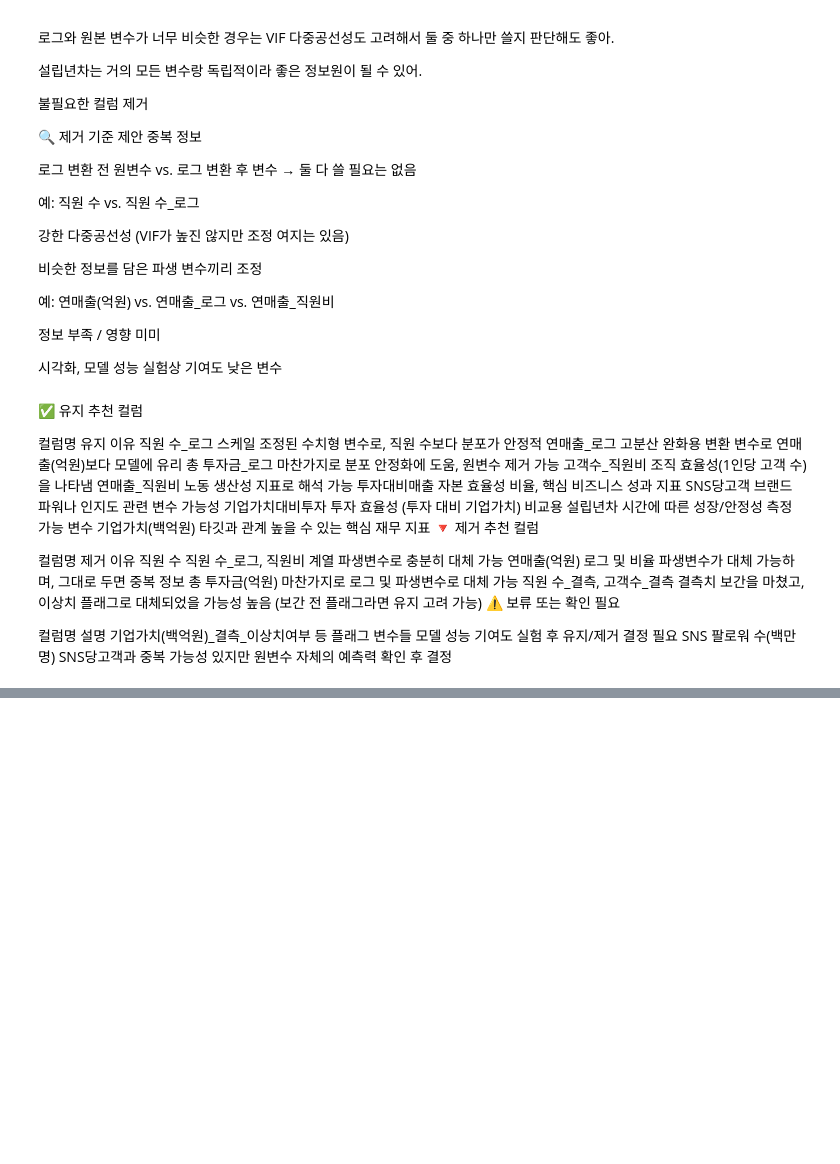
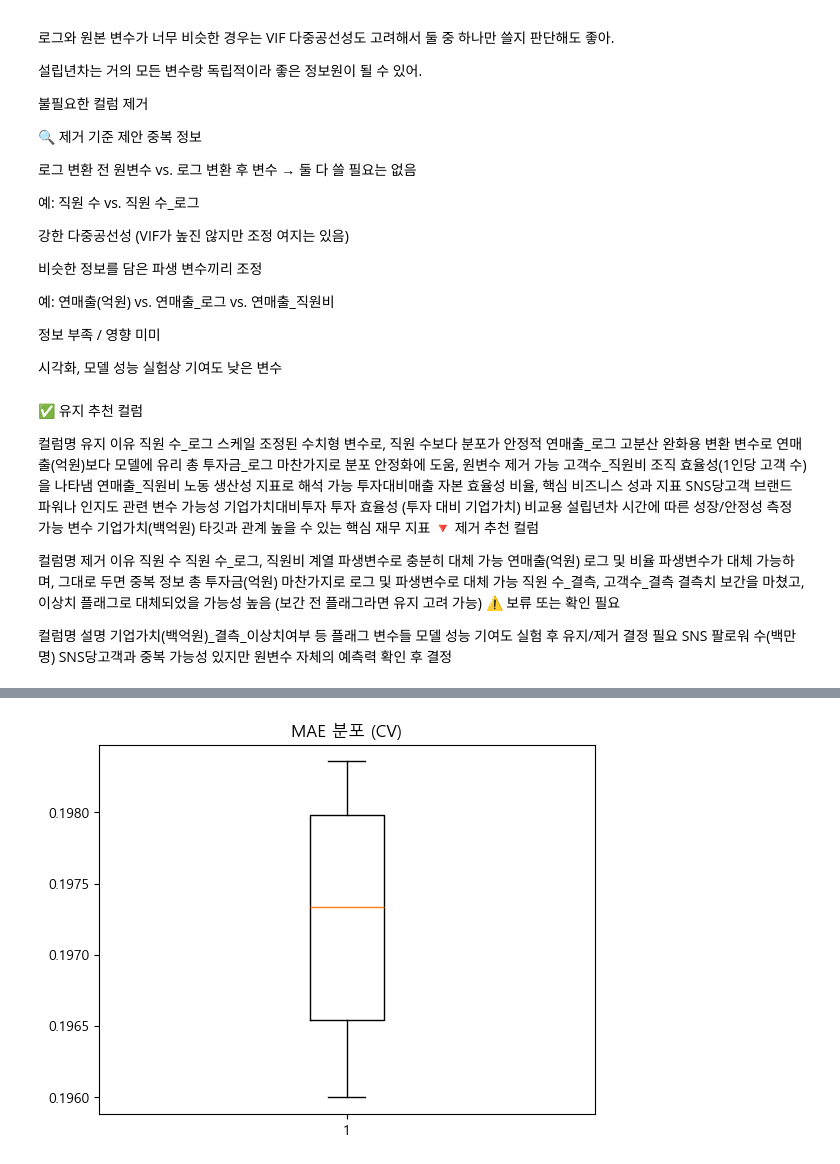
Before and after one commit to HyeongseopSo0914/my-project, a Jupyter notebook: dacon/a2/home.ipynb, the cells around one changed output, grey strips where cells are left out. Saved outputs shown, nothing was run; the diff lists cells and outputs as text; code cells hidden in the pictures; blank space fills up the shorter version.

```diff
--- a/dacon/a2/home.ipynb
+++ b/dacon/a2/home.ipynb
@@ -578,0 +642,93 @@ KeyError: '성공확률'
+# %%
+from sklearn.model_selection import KFold
+from sklearn.metrics import mean_absolute_error
+from catboost import CatBoostRegressor, Pool
+from xgboost import XGBRegressor
+import random
+from sklearn.model_selection import StratifiedKFold
+random.seed(42)
+np.random.seed(42)
+X_test = test_processed.copy()
+X_test = create_features(X_test)
+cols_to_drop = ['직원 수', '연매출(억원)','직원 수_결측', '고객수_결측', '설립연도'
+                #  ,'총 투자금(억원)'
+                 ]
+X_test = X_test.drop(columns=cols_to_drop, errors='ignore')
+X_test = X_test[X.columns]
+
+# kf = KFold(n_splits=5, shuffle=True, random_state=42)
+# cv_scores = []
+# models = []
+# test_preds = []
+
+categorical_features = ['국가', '분야', '투자단계']  # 필요시 실제 범주형 컬럼 이름으로 수정
+for col in ['인수여부', '상장여부']:
+    X[col] = X[col].map({'No': 0, 'Yes': 1})
+    X_test[col] = X_test[col].map({'No': 0, 'Yes': 1})  # test에도 동일하게 적용
+
+print(X.dtypes[X.dtypes == 'object'])
+
+bins = np.linspace(0, 1, 6)
+y_binned = np.digitize(y, bins)
+
+# StratifiedKFold 적용
+skf = StratifiedKFold(n_splits=5, shuffle=True, random_state=42)
+cv_scores = []
+models = []
+test_preds = []
+
+for fold, (train_idx, val_idx) in enumerate(skf.split(X, y_binned)):
+    print(f"Fold {fold+1}")
+    X_tr, y_tr = X.iloc[train_idx], y.iloc[train_idx]
+    X_val, y_val = X.iloc[val_idx], y.iloc[val_idx]
+
+    # model = CatBoostRegressor(
+    #     iterations=1000,
+    #     learning_rate=0.05,
+    #     depth=6,
+    #     cat_features=categorical_features,
+    #     random_state=42,
+    #     early_stopping_rounds=50,
+    #     verbose=100
+    # )
+    # model.fit(X_tr, y_tr, eval_set=(X_val, y_val))
+    model = XGBRegressor(
+        n_estimators=500,
+        learning_rate=0.03,
+        max_depth=15,
+        subsample=0.8,
+        colsample_bytree=0.8,
+        random_state=42,
+        n_jobs=-1
+    )
+    model.fit(X_tr, y_tr)
+
+
+
+
+    y_pred = model.predict(X_val)
+    mae = mean_absolute_error(y_val, y_pred)
+    cv_scores.append(mae)
+    models.append(model)
+
+    test_preds.append(model.predict(X_test))
+    print(f"Fold {fold+1} MAE: {mae:.4f}")
+
+plt.boxplot(cv_scores)
+plt.title("MAE 분포 (CV)")
+plt.show()
+
+print(f"\nAverage MAE across folds: {np.mean(cv_scores):.5f}")
+
+final_test_pred = np.mean(test_preds, axis=0)
+
+# test_preds = np.zeros(len(X_test))
+
+# for model in models:
+#     test_preds += model.predict(X_test) / kf.get_n_splits()
+
+# final_preds = test_preds
+
+print("\n✅ Test 예측 완료 (KFold 모델 평균)")
+print(final_test_pred[:10])
+# %% [output]
@@ -578,0 +746 @@ KeyError: '성공확률'
+[figure, added]
```
Also changed, not shown: parts of 18 cells of this notebook, 36 other files.
